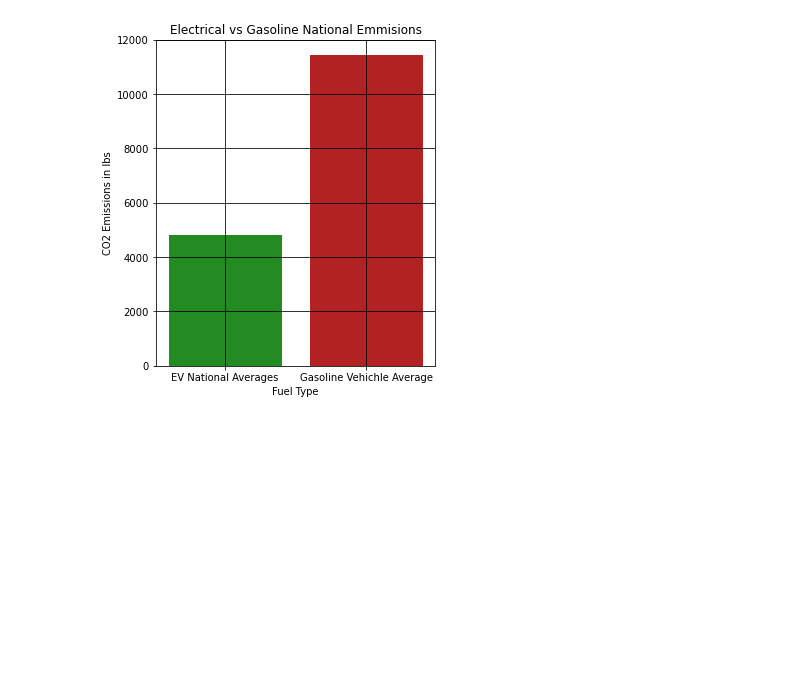
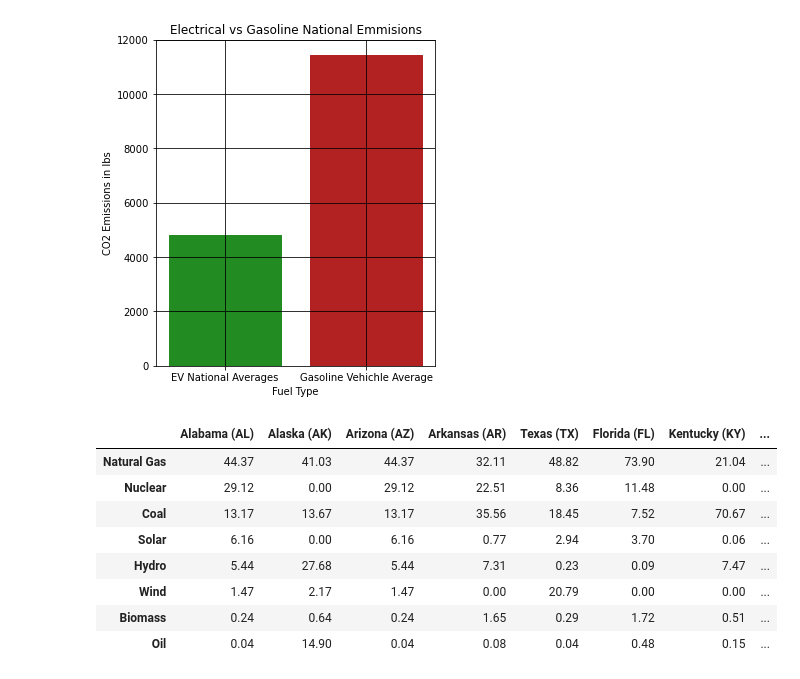
Before and after one commit to nhle95/Project1_group4, a Jupyter notebook: Well To Wheel Emissions by State.ipynb, the cells around one changed output. Cells and saved outputs as stored; diff of their text form; code cells hidden in the pictures; blank space fills up the shorter version.

Commit message:
Added data for visualizations

```diff
--- a/Well To Wheel Emissions by State.ipynb
+++ b/Well To Wheel Emissions by State.ipynb
@@ -123,0 +176,14 @@ plt.show()
+# %%
+#https://afdc.energy.gov/vehicles/electric_emissions.html
+#data taken from widget in link
+electricity_sources = {'Alabama (AL)':       {'Natural Gas':44.37,'Nuclear':29.12,'Coal':13.17,'Solar':6.16, 'Hydro':5.44, 'Wind':1.47, 'Biomass':.24,  'Oil':.04},
+                       'Alaska (AK)':        {'Natural Gas':41.03,'Nuclear':0,    'Coal':13.67,'Solar':0,    'Hydro':27.68,'Wind':2.17, 'Biomass':.64,  'Oil':14.9},
+                       'Arizona (AZ)':       {'Natural Gas':44.37,'Nuclear':29.12,'Coal':13.17,'Solar':6.16, 'Hydro':5.44, 'Wind':1.47, 'Biomass':.24,  'Oil':.04},
+                       'Arkansas (AR)':      {'Natural Gas':32.11,'Nuclear':22.51,'Coal':35.56,'Solar':.77,  'Hydro':7.31, 'Wind':0,    'Biomass':1.65, 'Oil':.08},
+                       'Texas (TX)':         {'Natural Gas':48.82,'Nuclear':8.36, 'Coal':18.45,'Solar':2.94, 'Hydro':.23,  'Wind':20.79,'Biomass':.29,  'Oil':.04},
+                       'Florida (FL)':       {'Natural Gas':73.9, 'Nuclear':11.48,'Coal':7.52, 'Solar':3.70, 'Hydro':.09,  'Wind':0,    'Biomass':1.72, 'Oil':.48},
+                       'Kentucky (KY)':      {'Natural Gas':21.04,'Nuclear':0,    'Coal':70.67,'Solar':0.06, 'Hydro':7.47, 'Wind':0,    'Biomass':.51,  'Oil':.15},
+                       'South Carolina (SC)':{'Natural Gas':23.29,'Nuclear':53.81,'Coal':15.20,'Solar':2.28, 'Hydro':2.95, 'Wind':0,    'Biomass':2.31, 'Oil':.11},
+                       'Vermont (VT)' :      {'Natural Gas':.1   ,'Nuclear':0,    'Coal':0,    'Solar':8.78, 'Hydro':50.13,'Wind':15.77,'Biomass':25.11,'Oil':0},
+                       'Washington (WA)':    {'Natural Gas':14.43,'Nuclear':7.82, 'Coal':2.88, 'Solar':.05,  'Hydro':64.70,'Wind':8.73, 'Biomass':1.32, 'Oil':.02},
+                       'Wisconsin (WI)':     {'Natural Gas':33.92,'Nuclear':15.23, 'Coal':41.91, 'Solar':.6, 'Hydro':3.82, 'Wind':2.47, 'Biomass':1.72, 'Oil':.29}}
@@ -123,0 +202,13 @@ plt.show()
+# %%
+Electricity_sources_df=pd.DataFrame(electricity_sources)
+Electricity_sources_df
+# %% [output]
+|  | Alabama (AL) | Alaska (AK) | Arizona (AZ) | Arkansas (AR) | Texas (TX) | Florida (FL) | Kentucky (KY) | ... |
+| Natural Gas | 44.37 | 41.03 | 44.37 | 32.11 | 48.82 | 73.90 | 21.04 | ... |
+| Nuclear | 29.12 | 0.00 | 29.12 | 22.51 | 8.36 | 11.48 | 0.00 | ... |
+| Coal | 13.17 | 13.67 | 13.17 | 35.56 | 18.45 | 7.52 | 70.67 | ... |
+| Solar | 6.16 | 0.00 | 6.16 | 0.77 | 2.94 | 3.70 | 0.06 | ... |
+| Hydro | 5.44 | 27.68 | 5.44 | 7.31 | 0.23 | 0.09 | 7.47 | ... |
+| Wind | 1.47 | 2.17 | 1.47 | 0.00 | 20.79 | 0.00 | 0.00 | ... |
+| Biomass | 0.24 | 0.64 | 0.24 | 1.65 | 0.29 | 1.72 | 0.51 | ... |
+| Oil | 0.04 | 14.90 | 0.04 | 0.08 | 0.04 | 0.48 | 0.15 | ... |
```
Also changed, not shown: parts of 3 cells of this notebook.
